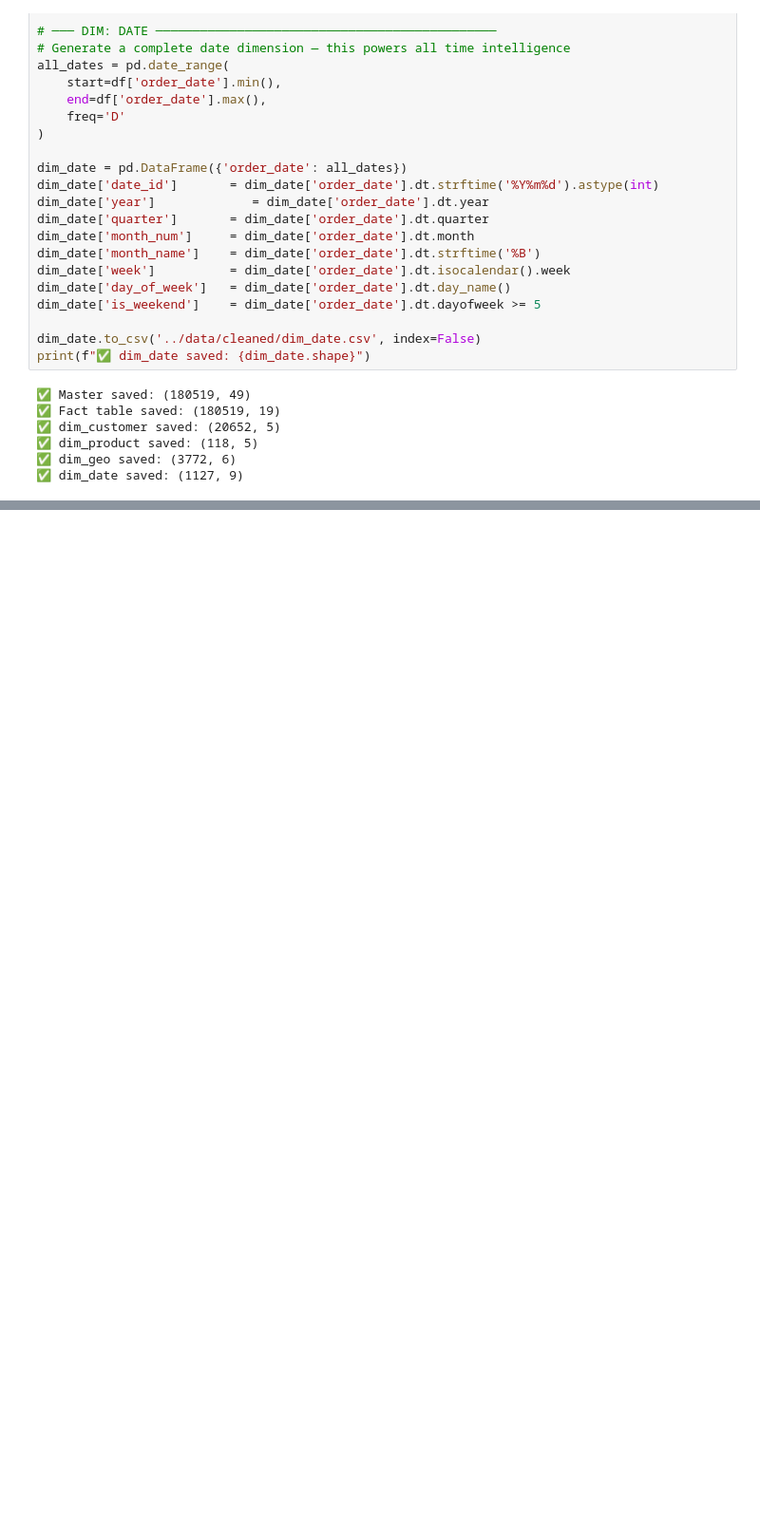
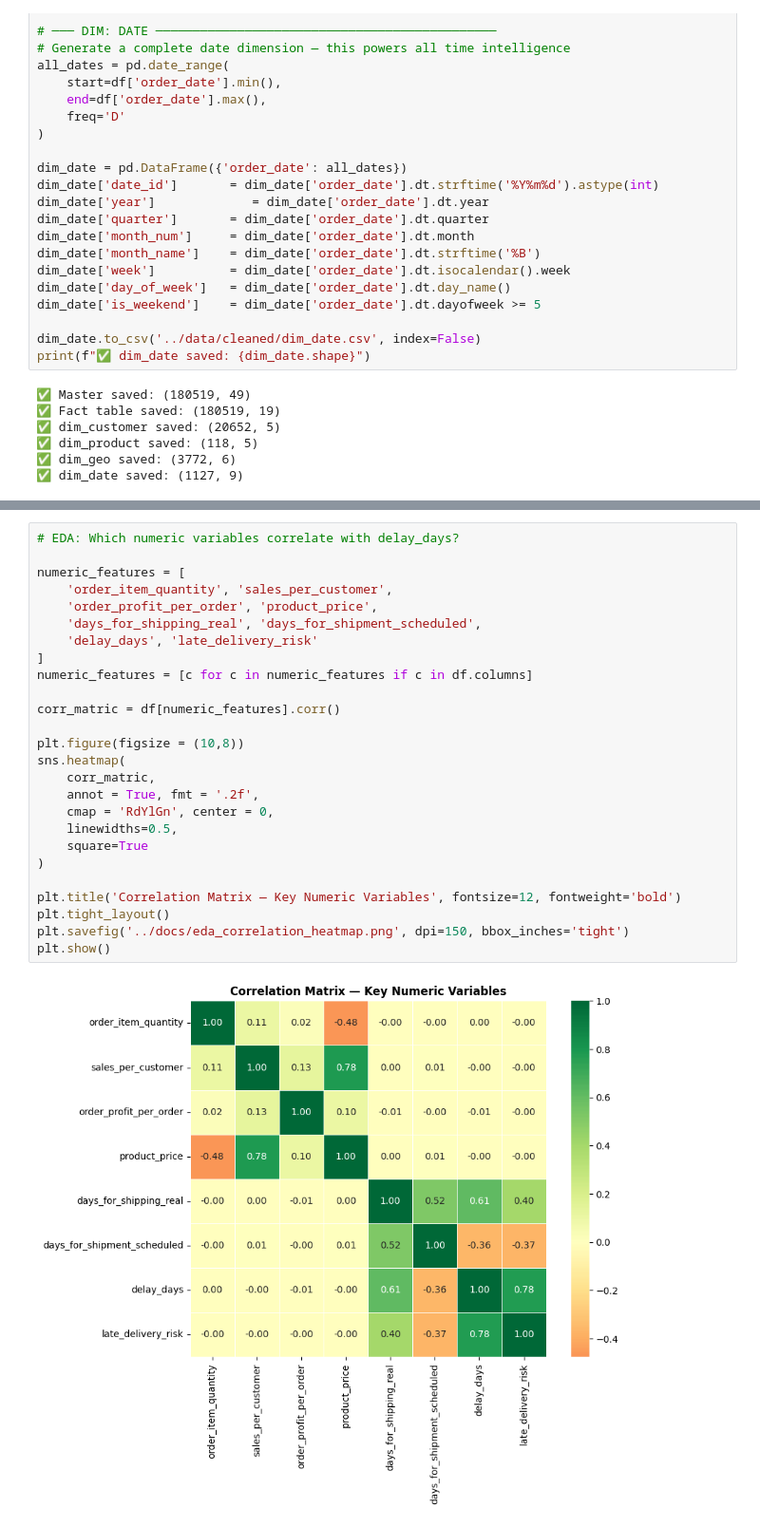
Before and after one commit to bhuvancw/supply-chain-analytics, a Jupyter notebook: notebooks/01_cleaning_eda.ipynb, the cells around one changed output, grey strips where cells are left out. Shown at 95% size. Drawn from its saved outputs; the diff is of its cells as text; blank space fills up the shorter version.

```diff
--- a/notebooks/01_cleaning_eda.ipynb
+++ b/notebooks/01_cleaning_eda.ipynb
@@ -350,0 +429,28 @@ print(f"✅ dim_date saved: {dim_date.shape}")
+# %%
+# EDA: Which numeric variables correlate with delay_days?
+
+numeric_features = [
+    'order_item_quantity', 'sales_per_customer',
+    'order_profit_per_order', 'product_price',
+    'days_for_shipping_real', 'days_for_shipment_scheduled',
+    'delay_days', 'late_delivery_risk'
+]
+numeric_features = [c for c in numeric_features if c in df.columns]
+
+corr_matric = df[numeric_features].corr()
+
+plt.figure(figsize = (10,8))
+sns.heatmap(
+    corr_matric,
+    annot = True, fmt = '.2f',
+    cmap = 'RdYlGn', center = 0,
+    linewidths=0.5,
+    square=True
+)
+
+plt.title('Correlation Matrix — Key Numeric Variables', fontsize=12, fontweight='bold')
+plt.tight_layout()
+plt.savefig('../docs/eda_correlation_heatmap.png', dpi=150, bbox_inches='tight')
+plt.show()
+# %% [output]
+[figure, added]
```
Also changed, not shown: parts of 3 cells of this notebook, 9 other files.
